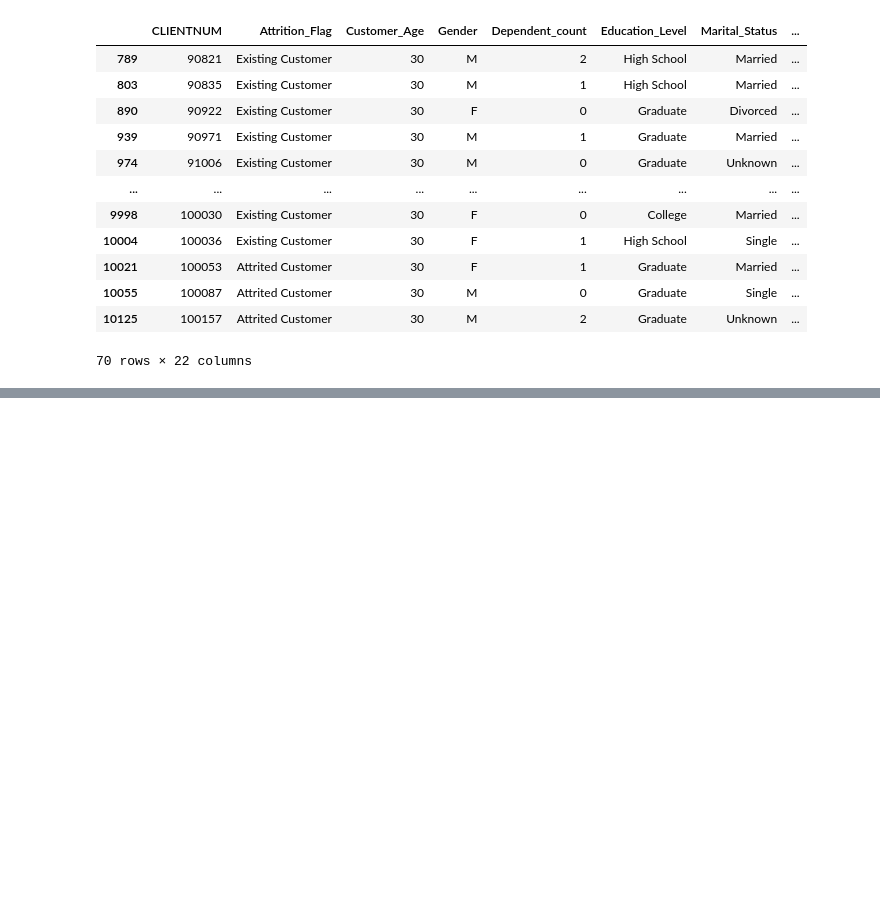
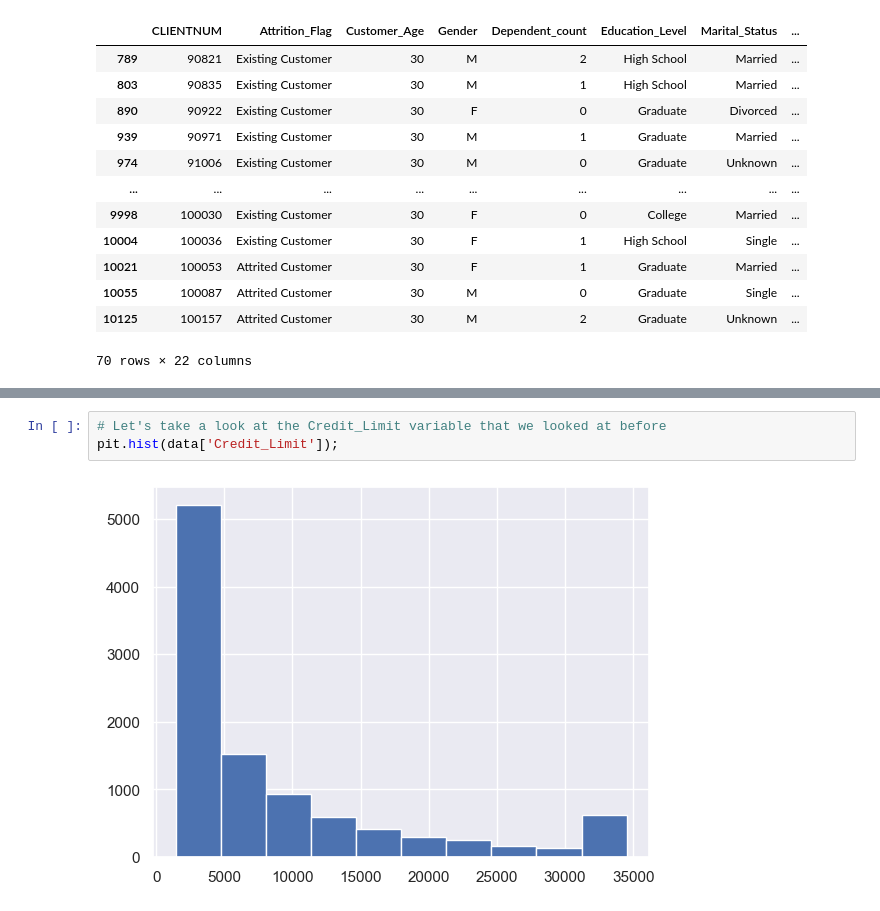
Before and after one commit to ParabjotChander/practical-python-for-data-professionals-4358485, a Jupyter notebook: data_analysis/credit_card_retention_analysis.ipynb, the cells around one changed output, grey strips where cells are left out. Drawn from its saved outputs; the diff is of its cells as text; blank space fills up the shorter version.

```diff
--- a/data_analysis/credit_card_retention_analysis.ipynb
+++ b/data_analysis/credit_card_retention_analysis.ipynb
@@ -224,0 +280,5 @@ data[data['Customer_Age'] == 30]
+# %%
+# Let's take a look at the Credit_Limit variable that we looked at before
+pit.hist(data['Credit_Limit']);
+# %% [output]
+[figure, added]
```
Also changed, not shown: parts of 60 cells of this notebook.
